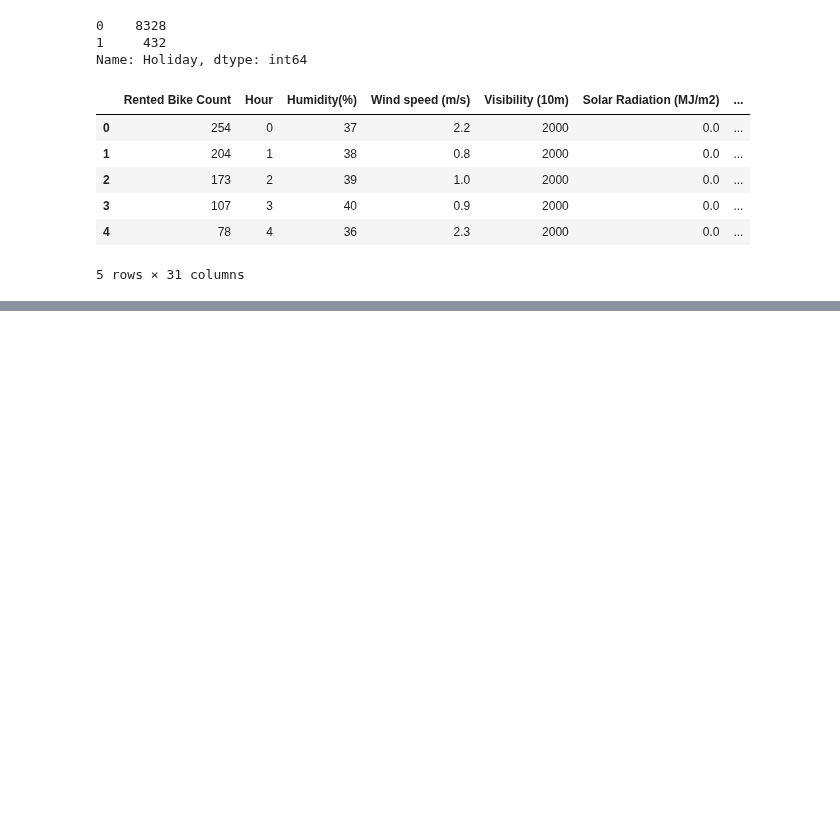
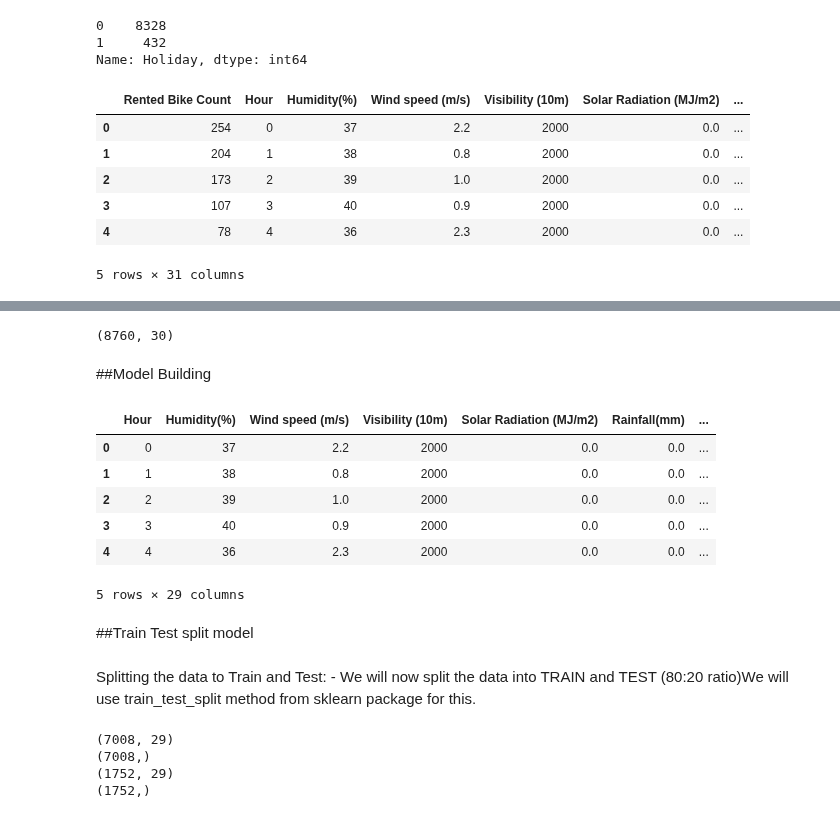
Before and after one commit to SuvOnGithub/Bike-Sharing-Demand-Prediction---Capstone-Project, a Jupyter notebook: suvenddu_Bike_Sharing_Demand_Prediction_Capstone_Project_.ipynb, the cells around one changed output, grey strips where cells are left out. Cells and saved outputs as stored; diff of their text form; code cells hidden in the pictures; blank space fills up the shorter version.

```diff
--- a/suvenddu_Bike_Sharing_Demand_Prediction_Capstone_Project_.ipynb
+++ b/suvenddu_Bike_Sharing_Demand_Prediction_Capstone_Project_.ipynb
@@ -725,0 +747,36 @@ bike_df.head()
+# %%
+bike_df.shape# final shape of dataframe after preprocessing
+# %% [output]
+(8760, 30)
+# %% [markdown]
+##Model Building
+# %%
+ #spliting independent and dependent variable
+x = bike_df.drop('Rented Bike Count',axis=1)
+y = bike_df['Rented Bike Count']
+x.head()
+# %% [output]
+|  | Hour | Humidity(%) | Wind speed (m/s) | Visibility (10m) | Solar Radiation (MJ/m2) | Rainfall(mm) | ... |
+| 0 | 0 | 37 | 2.2 | 2000 | 0.0 | 0.0 | ... |
+| 1 | 1 | 38 | 0.8 | 2000 | 0.0 | 0.0 | ... |
+| 2 | 2 | 39 | 1.0 | 2000 | 0.0 | 0.0 | ... |
+| 3 | 3 | 40 | 0.9 | 2000 | 0.0 | 0.0 | ... |
+| 4 | 4 | 36 | 2.3 | 2000 | 0.0 | 0.0 | ... |
+5 rows × 29 columns
+# %% [markdown]
+##Train Test split model
+# %% [markdown]
+ Splitting the data to Train and Test: - We will now split the data into TRAIN and TEST (80:20 ratio)We will use train_test_split method from sklearn package for this.
+# %%
+ # spliting the model into test and train
+from sklearn.model_selection import train_test_split
+x_train, x_test, y_train, y_test = train_test_split( x,y , test_size = 0.2, random_state = 0)
+print(x_train.shape)
+print(y_train.shape)
+print(x_test.shape)
+print(y_test.shape)
+# %% [output]
+(7008, 29)
+(7008,)
+(1752, 29)
+(1752,)
```
Also changed, not shown: parts of 6 cells of this notebook.
